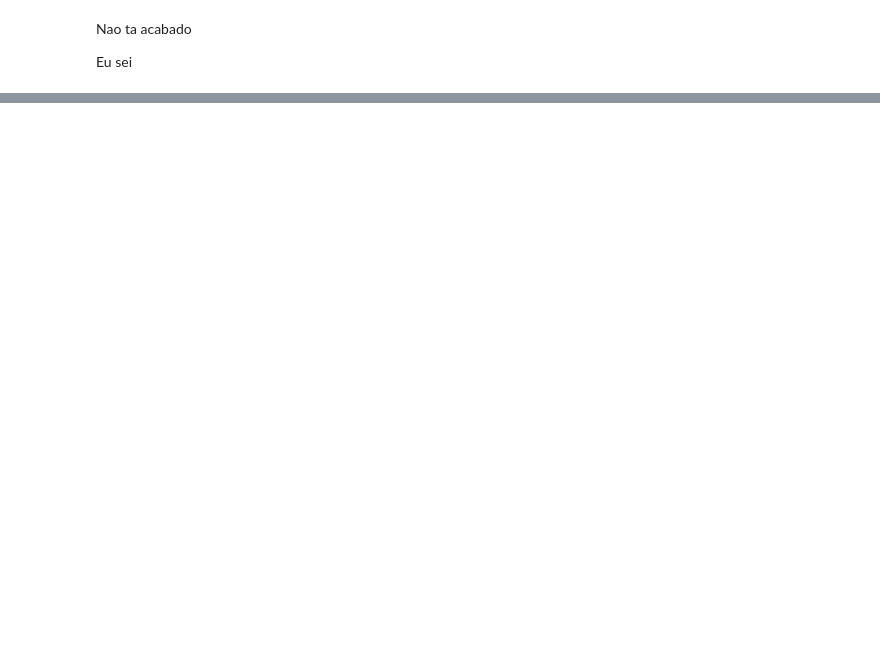
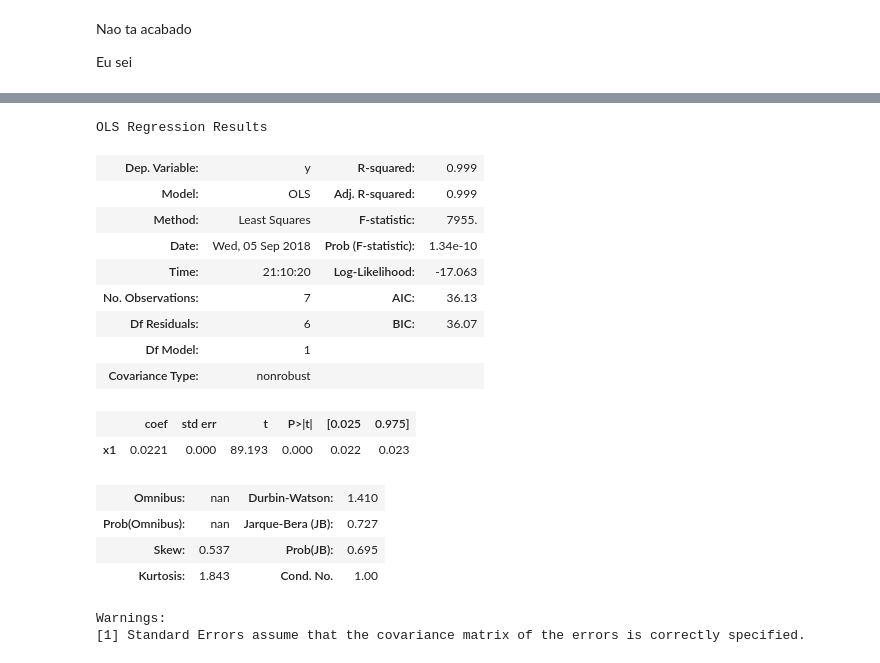
Before and after one commit to tiagodalloca/f229, a Jupyter notebook: experimento 2/Graficos.ipynb, the cells around one changed output, grey strips where cells are left out. Cells and saved outputs as stored; diff of their text form; code cells hidden in the pictures; blank space fills up the shorter version.

```diff
--- a/experimento 2/Graficos.ipynb
+++ b/experimento 2/Graficos.ipynb
@@ -102,0 +156,24 @@ Eu sei
+# %%
+model = sm.OLS(np.array(harmonicos_separados[2]['Peso (g)']),
+               (np.array(harmonicos_separados[2]['Comprimento (cm)'] / 100 * 240 / 3))**2)
+result = model.fit()
+result.summary()
+# %% [output]
+OLS Regression Results
+| Dep. Variable: | y | R-squared: | 0.999 |
+| Model: | OLS | Adj. R-squared: | 0.999 |
+| Method: | Least Squares | F-statistic: | 7955. |
+| Date: | Wed, 05 Sep 2018 | Prob (F-statistic): | 1.34e-10 |
+| Time: | 21:10:20 | Log-Likelihood: | -17.063 |
+| No. Observations: | 7 | AIC: | 36.13 |
+| Df Residuals: | 6 | BIC: | 36.07 |
+| Df Model: | 1 |  |  |
+| Covariance Type: | nonrobust |  |  |
+|  | coef | std err | t | P>|t| | [0.025 | 0.975] |
+| x1 | 0.0221 | 0.000 | 89.193 | 0.000 | 0.022 | 0.023 |
+| Omnibus: | nan | Durbin-Watson: | 1.410 |
+| Prob(Omnibus): | nan | Jarque-Bera (JB): | 0.727 |
+| Skew: | 0.537 | Prob(JB): | 0.695 |
+| Kurtosis: | 1.843 | Cond. No. | 1.00 |
+Warnings:
+[1] Standard Errors assume that the covariance matrix of the errors is correctly specified.
```
Also changed, not shown: parts of 11 cells of this notebook.
